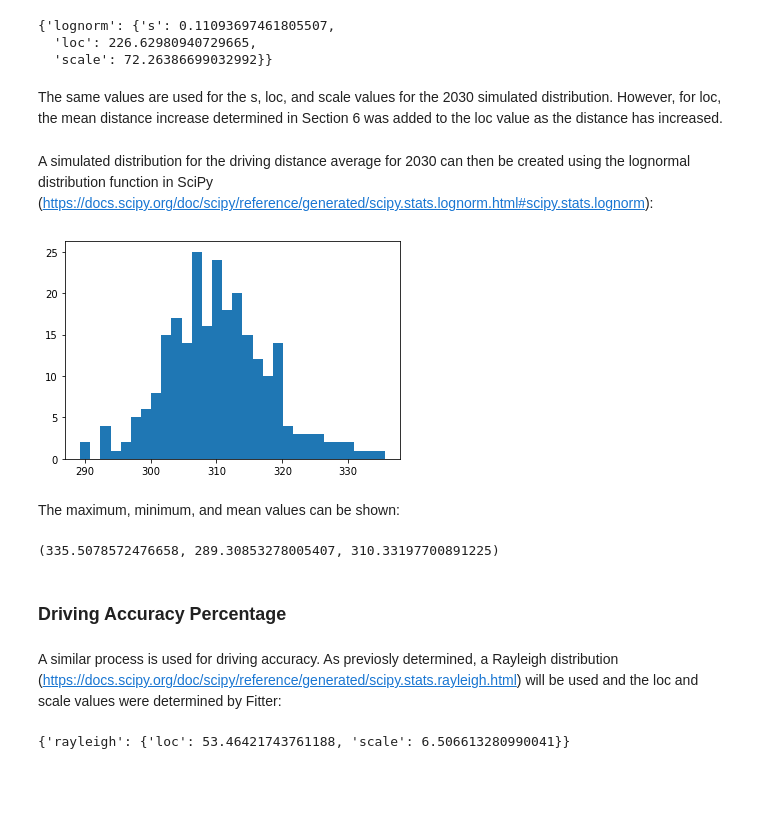
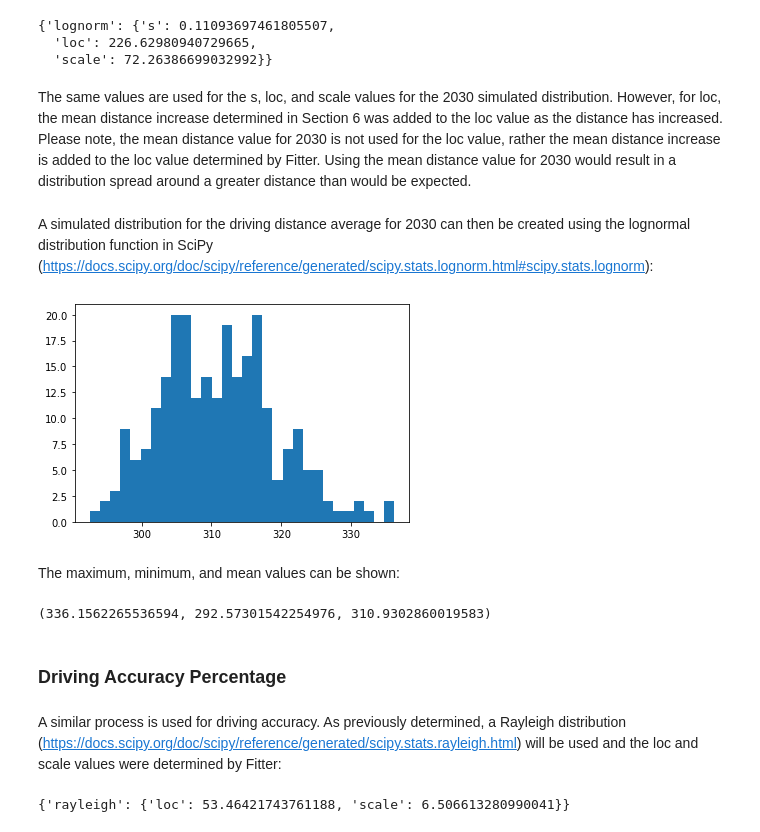
Before and after one commit to AndyWalker81/ProgrammingForDataAnalysis_Project, a Jupyter notebook: Programming_Project.ipynb, the cells around one changed output. Cells and saved outputs as stored; diff of their text form; code cells hidden in the pictures; blank space fills up the shorter version.

```diff
--- a/Programming_Project.ipynb
+++ b/Programming_Project.ipynb
@@ -556,30 +557,30 @@ distance_list
   'loc': 226.62980940729665,
   'scale': 72.26386699032992}}
 # %% [markdown]
-The same values are used for the s, loc, and scale values for the 2030 simulated distribution. However, for loc, the mean distance increase determined in Section 6 was added to the loc value as the distance has increased.
+The same values are used for the s, loc, and scale values for the 2030 simulated distribution. However, for loc, the mean distance increase determined in Section 6 was added to the loc value as the distance has increased. Please note, the mean distance value for 2030 is not used for the loc value, rather the mean distance increase is added to the loc value determined by Fitter. Using the mean distance value for 2030 would result in a distribution spread around a greater distance than would be expected.
 # %%
-s=0.11093697461805507
+distance_s=0.11093697461805507
 distance_loc=(226.62980940729665+mean_distance_increase)
 distance_scale=72.26386699032992
 # %% [markdown]
 A simulated distribution for the driving distance average for 2030 can then be created using the lognormal distribution function in SciPy (https://docs.scipy.org/doc/scipy/reference/generated/scipy.stats.lognorm.html#scipy.stats.lognorm):
 # %%
-distance_2030 = lognorm.rvs(s, loc=distance_loc, scale=distance_scale, size=250)
+distance_2030 = lognorm.rvs(s=distance_s, loc=distance_loc, scale=distance_scale, size=250)
 plt.hist(distance_2030, bins=30)
 
 plt.show()
 # %% [output]
-[figure, old version]
+[figure, new version]
 # %% [markdown]
 The maximum, minimum, and mean values can be shown:
 # %%
 distance_2030.max(), distance_2030.min(), distance_2030.mean()
 # %% [output]
-(335.5078572476658, 289.30853278005407, 310.33197700891225)
+(336.1562265536594, 292.57301542254976, 310.9302860019583)
 # %% [markdown]
 ### Driving Accuracy Percentage
 # %% [markdown]
-A similar process is used for driving accuracy. As previosly determined, a Rayleigh distribution (https://docs.scipy.org/doc/scipy/reference/generated/scipy.stats.rayleigh.html) will be used and the loc and scale values were determined by Fitter:
+A similar process is used for driving accuracy. As previously determined, a Rayleigh distribution (https://docs.scipy.org/doc/scipy/reference/generated/scipy.stats.rayleigh.html) will be used and the loc and scale values were determined by Fitter:
 # %%
 accuracy_list
 # %% [output]
```
Also changed, not shown: parts of 46 cells of this notebook.
